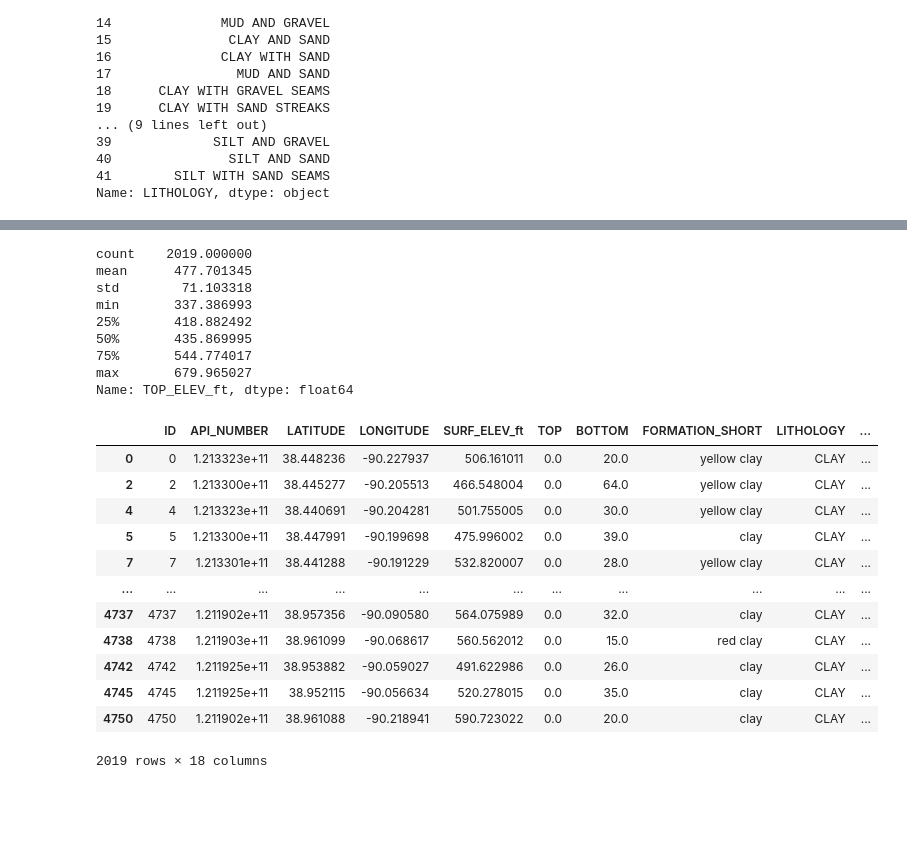
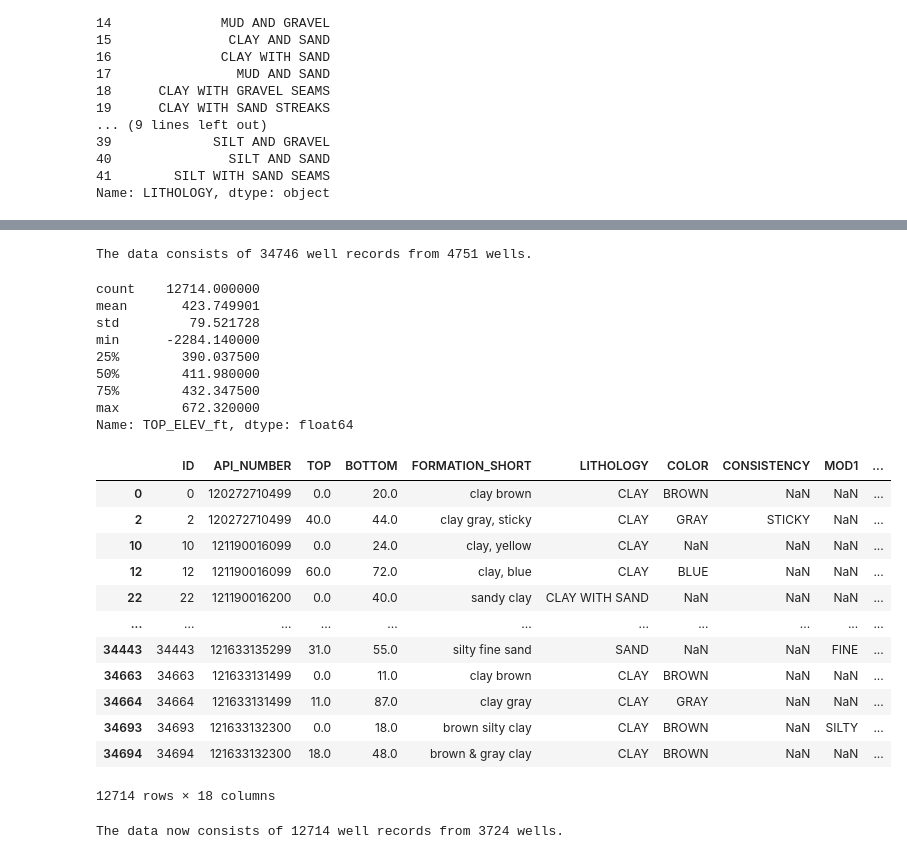
Before and after one commit to RJbalikian/ILWellData, a Jupyter notebook: Elevation_Surfacedown.ipynb, the cells around one changed output, grey strips where cells are left out. Drawn from its saved outputs; the diff is of its cells as text; code cells hidden in the pictures; blank space fills up the shorter version.

```diff
--- a/Elevation_Surfacedown.ipynb
+++ b/Elevation_Surfacedown.ipynb
@@ -3,8 +4,9 @@ import pandas as pd
 import numpy as np
 # %%
 # read in data
-directory = "\\\isgs-sinkhole.ad.uillinois.edu\geophysics\Balikian\ISWS_HydroGeo\MetroEast_HydroGeo\Codes\\"
+directory = ""
 filename = 'ESL_Wells_All_Cleaned.txt'
 data = pd.read_table(directory+filename, sep=",")
+data.API_NUMBER = data.API_NUMBER.astype(np.longlong)
 data
 # %% [output]
@@ -107,6 +109,6 @@ CoarseCode = pd.DataFrame(data.loc[: , 'LITHOLOGY'].isin(Coarse_List) * 2) + pd.
 CoarseCode.columns = ['Target']
 # %%
 #Join the CoarseCode column to the main dataframe
-df = data.join(CoarseCode)
-df
+dfInitJoin = data.join(CoarseCode)
+dfInitJoin
 # %% [output]
@@ -126,31 +128,46 @@ df
+# %%
+#Print the number of wells and well records
+wellNo = dfInitJoin.API_NUMBER.unique().shape[0]
+wellRecs = dfInitJoin.API_NUMBER.shape[0]
+print('The data consists of ' + str(wellRecs)+ ' well records from ' + str(wellNo) + ' wells.')
+# %% [output]
+The data consists of 34746 well records from 4751 wells.
 # %%
 # have a simple look on the stats on TopElev of all the records with target value of 1/0
-df.loc[(df['Target'].isin([1,0]))]['TOP_ELEV_ft'].describe()
+dfInitJoin.loc[(dfInitJoin['Target'].isin([1,0]))]['TOP_ELEV_ft'].describe()
 # %% [output]
-count    2019.000000
-mean      477.701345
-std        71.103318
-min       337.386993
-25%       418.882492
-50%       435.869995
-75%       544.774017
-max       679.965027
+count    12714.000000
+mean       423.749901
+std         79.521728
+min      -2284.140000
+25%        390.037500
+50%        411.980000
+75%        432.347500
+max        672.320000
 Name: TOP_ELEV_ft, dtype: float64
 # %%
-df = df.loc[(df['Target'].isin([1,0]))]
+df = dfInitJoin.loc[(dfInitJoin['Target'].isin([1,0]))]
+dfJOIN = df.copy()
 df
 # %% [output]
-|  | ID | API_NUMBER | LATITUDE | LONGITUDE | SURF_ELEV_ft | TOP | BOTTOM | FORMATION_SHORT | LITHOLOGY | ... |
-| 0 | 0 | 1.213323e+11 | 38.448236 | -90.227937 | 506.161011 | 0.0 | 20.0 | yellow clay | CLAY | ... |
-| 2 | 2 | 1.213300e+11 | 38.445277 | -90.205513 | 466.548004 | 0.0 | 64.0 | yellow clay | CLAY | ... |
-| 4 | 4 | 1.213323e+11 | 38.440691 | -90.204281 | 501.755005 | 0.0 | 30.0 | yellow clay | CLAY | ... |
-| 5 | 5 | 1.213300e+11 | 38.447991 | -90.199698 | 475.996002 | 0.0 | 39.0 | clay | CLAY | ... |
-| 7 | 7 | 1.213301e+11 | 38.441288 | -90.191229 | 532.820007 | 0.0 | 28.0 | yellow clay | CLAY | ... |
+|  | ID | API_NUMBER | TOP | BOTTOM | FORMATION_SHORT | LITHOLOGY | COLOR | CONSISTENCY | MOD1 | ... |
+| 0 | 0 | 120272710499 | 0.0 | 20.0 | clay brown | CLAY | BROWN | NaN | NaN | ... |
+| 2 | 2 | 120272710499 | 40.0 | 44.0 | clay gray, sticky | CLAY | GRAY | STICKY | NaN | ... |
+| 10 | 10 | 121190016099 | 0.0 | 24.0 | clay, yellow | CLAY | NaN | NaN | NaN | ... |
+| 12 | 12 | 121190016099 | 60.0 | 72.0 | clay, blue | CLAY | BLUE | NaN | NaN | ... |
+| 22 | 22 | 121190016200 | 0.0 | 40.0 | sandy clay | CLAY WITH SAND | NaN | NaN | NaN | ... |
 | ... | ... | ... | ... | ... | ... | ... | ... | ... | ... | ... |
-| 4737 | 4737 | 1.211902e+11 | 38.957356 | -90.090580 | 564.075989 | 0.0 | 32.0 | clay | CLAY | ... |
-| 4738 | 4738 | 1.211903e+11 | 38.961099 | -90.068617 | 560.562012 | 0.0 | 15.0 | red clay | CLAY | ... |
-| 4742 | 4742 | 1.211925e+11 | 38.953882 | -90.059027 | 491.622986 | 0.0 | 26.0 | clay | CLAY | ... |
-| 4745 | 4745 | 1.211925e+11 | 38.952115 | -90.056634 | 520.278015 | 0.0 | 35.0 | clay | CLAY | ... |
-| 4750 | 4750 | 1.211902e+11 | 38.961088 | -90.218941 | 590.723022 | 0.0 | 20.0 | clay | CLAY | ... |
+| 34443 | 34443 | 121633135299 | 31.0 | 55.0 | silty fine sand | SAND | NaN | NaN | FINE | ... |
+| 34663 | 34663 | 121633131499 | 0.0 | 11.0 | clay brown | CLAY | BROWN | NaN | NaN | ... |
+| 34664 | 34664 | 121633131499 | 11.0 | 87.0 | clay gray | CLAY | GRAY | NaN | NaN | ... |
+| 34693 | 34693 | 121633132300 | 0.0 | 18.0 | brown silty clay | CLAY | BROWN | NaN | SILTY | ... |
+| 34694 | 34694 | 121633132300 | 18.0 | 48.0 | brown & gray clay | CLAY | BROWN | NaN | NaN | ... |
-2019 rows × 18 columns
+12714 rows × 18 columns
+# %%
+#Print the number of wells and well records
+wellNo = df.API_NUMBER.unique().shape[0]
+wellRecs = df.API_NUMBER.shape[0]
+print('The data now consists of ' + str(wellRecs)+ ' well records from ' + str(wellNo) + ' wells.')
+# %% [output]
+The data now consists of 12714 well records from 3724 wells.
 # %%
```
Also changed, not shown: parts of 23 cells of this notebook, 3 other files.
